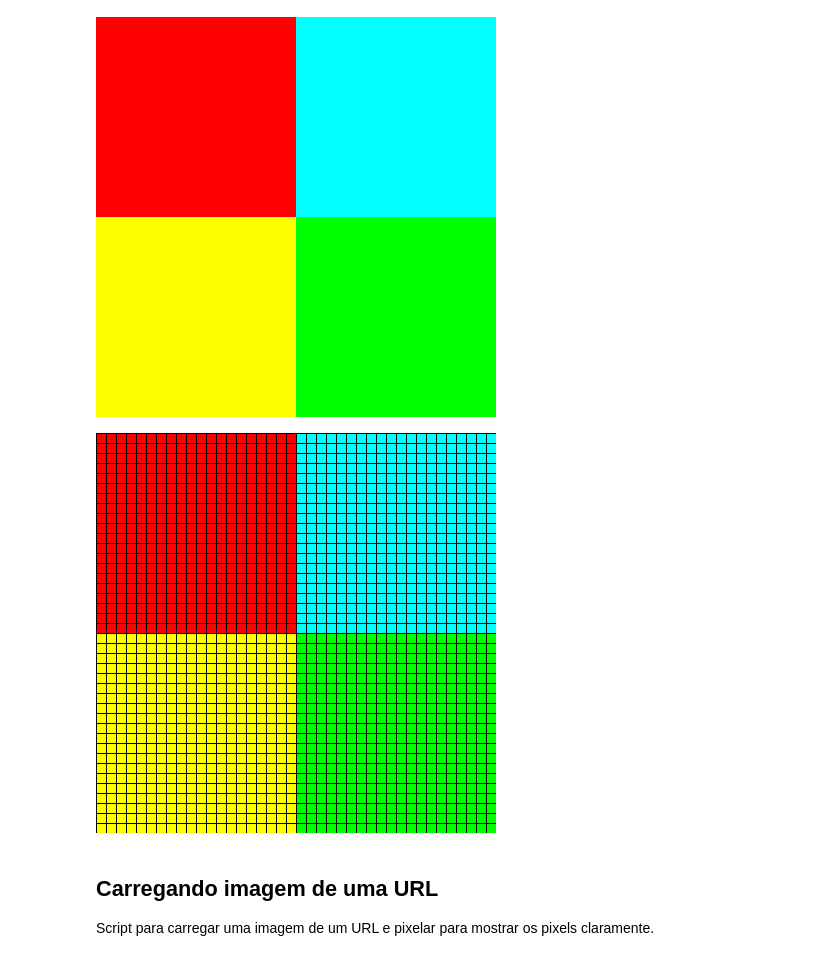
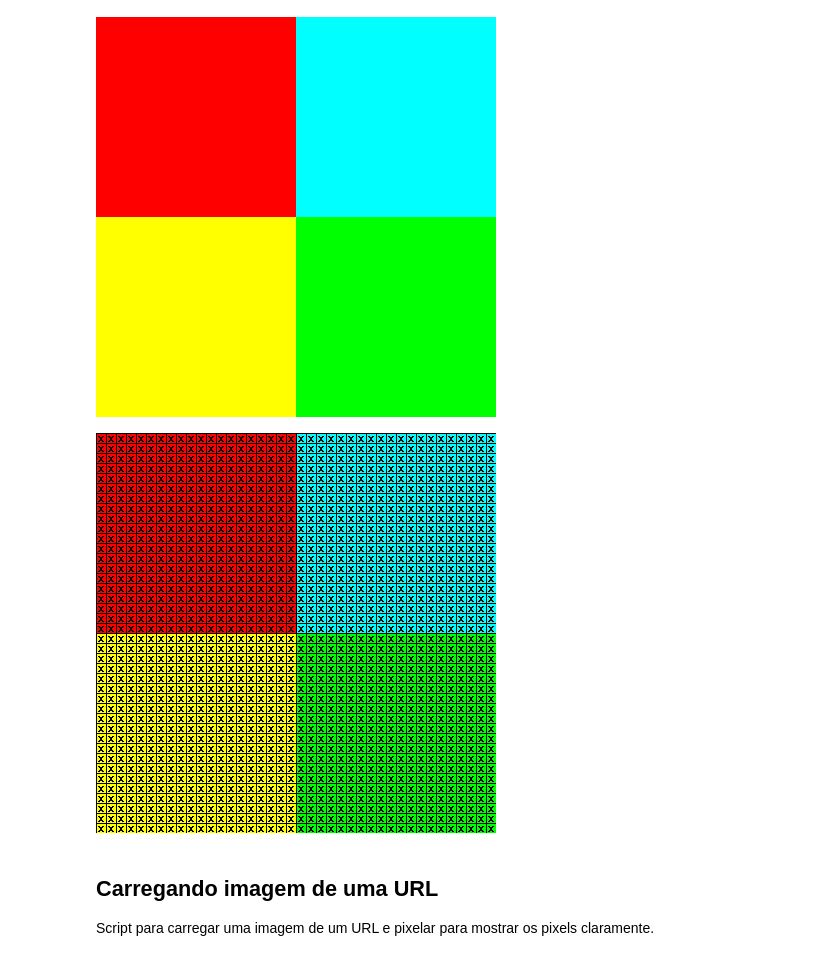
Before and after one commit to rafsantos/tcc_colab_py, a Jupyter notebook: TCC_testes.ipynb, the cells around one changed output. Saved outputs shown, nothing was run; the diff lists cells and outputs as text; code cells hidden in the pictures.

```diff
--- a/TCC_testes.ipynb
+++ b/TCC_testes.ipynb
@@ -3,26 +3,33 @@
 # %%
 import numpy as np
 import cv2 as cv
-from PIL import Image
+from PIL import Image, ImageDraw, ImageFont
 
 img = np.array([
                 [[255 , 000 , 000] , [000 , 255 , 255]]
                ,[[255 , 255 , 000] , [000 , 255 , 000]]
                ])
 img = Image.fromarray(img.astype('uint8'),'RGB')
 img = img.resize((400,400),resample=Image.NEAREST)
 img.save("minha_imagem.png")
 img.show()
 display(img)
 
+#mf = ImageFont.truetype('font.ttf', 25)
+# Add Text to an image
 img2 = np.array(img)
 img2[::10] = (0,0,0)
 img2[:,::10] = (0,0,0)
 img2 = Image.fromarray(img2.astype('uint8'),'RGB')
+Im = ImageDraw.Draw(img2)
+print()
+for x in range(round(.2*10),np.array(img2).shape[0],10):
+  for y in range(round(0),np.array(img2).shape[1],10):
+    Im.text((x, y), "X",fill=(0, 0, 0))
 display(img2)
 # %% [output]
 [figure]
-[figure, old version]
+[figure, new version]
 # %% [markdown]
 ## Carregando imagem de uma URL
 Script para carregar uma imagem de um URL e pixelar para mostrar os pixels claramente.
```
Also changed, not shown: parts of 1 cell of this notebook.
